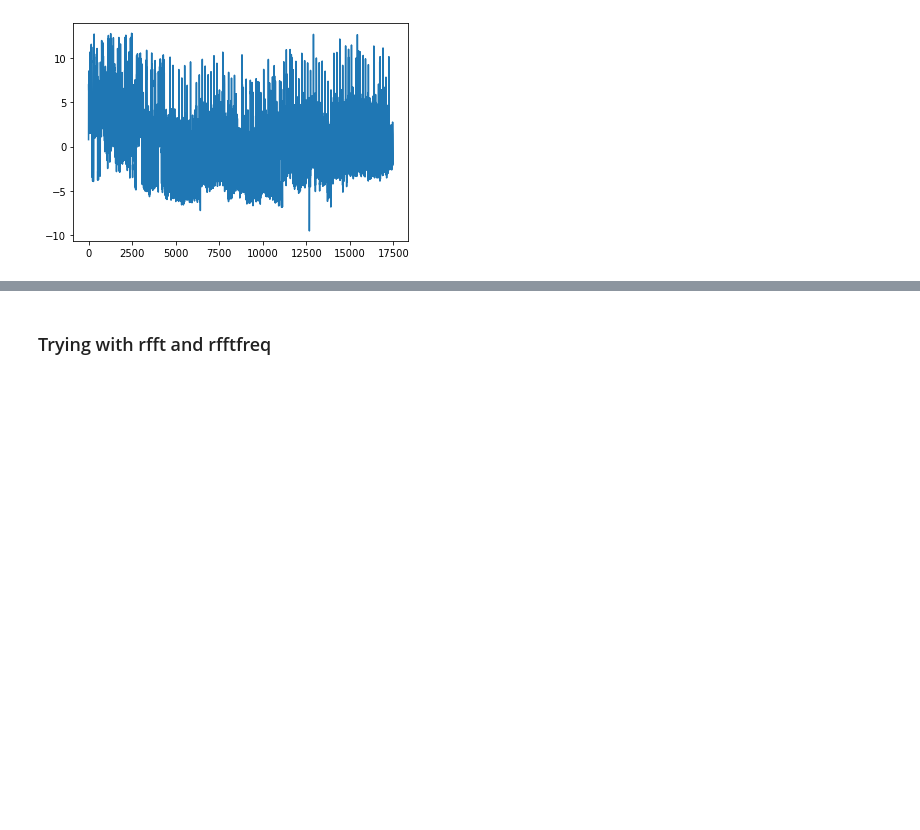
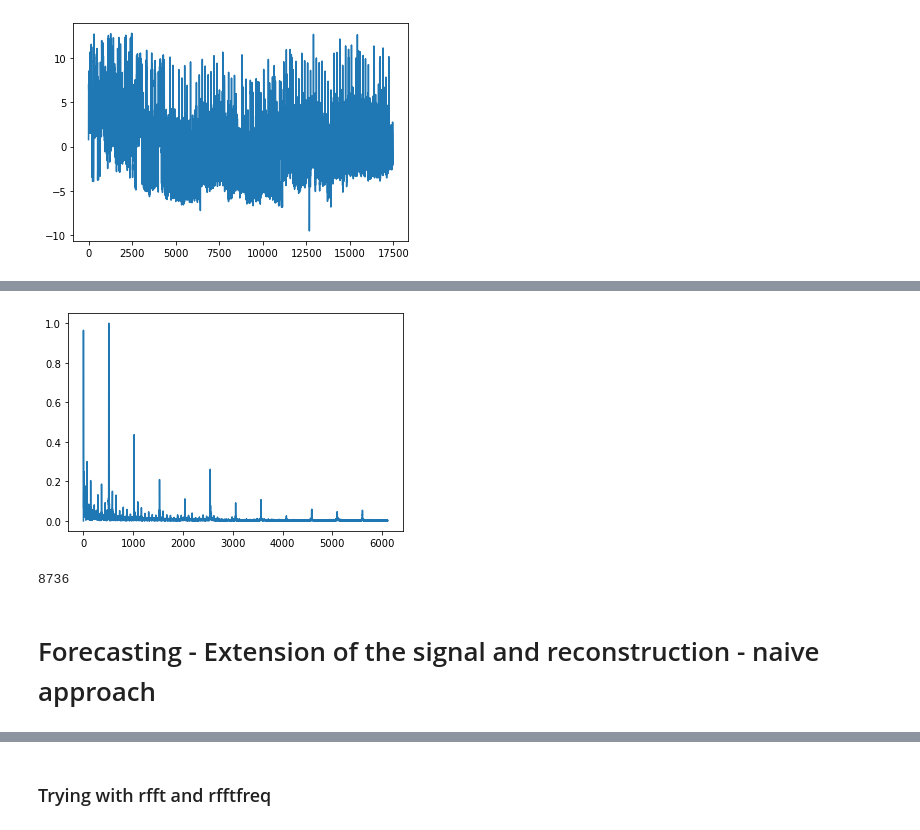
Before and after one commit to mdeppner/energy_demand_prediction_for_buildings, a Jupyter notebook: notebooks/Demand Prediction.ipynb, the cells around one changed output, grey strips where cells are left out. Saved outputs shown, nothing was run; the diff lists cells and outputs as text; code cells hidden in the pictures; blank space fills up the shorter version.

```diff
--- a/notebooks/Demand Prediction.ipynb
+++ b/notebooks/Demand Prediction.ipynb
@@ -426,0 +383,15 @@ plt.show()
+# %%
+# Plot the same result of the Fast Fourier Transformation scaled between 0 and 1
+# TODO - not quite!
+scale = 0.7/datapoints
+scaled_yf = scale * np.abs(yf)
+plt.plot(xf, scaled_yf)
+plt.show()
+# %% [output]
+[figure, added]
+# %%
+np.size(yf)
+# %% [output]
+8736
+# %% [markdown]
+# Forecasting - Extension of the signal and reconstruction - naive approach
```
Also changed, not shown: parts of 61 cells of this notebook, 2 other files.
